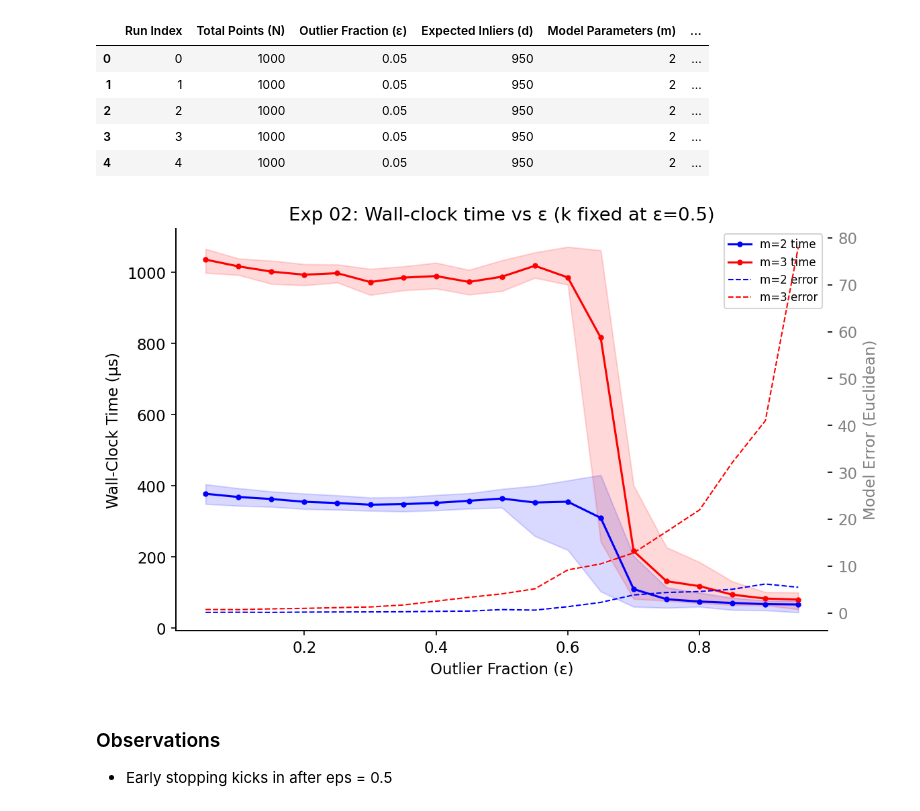
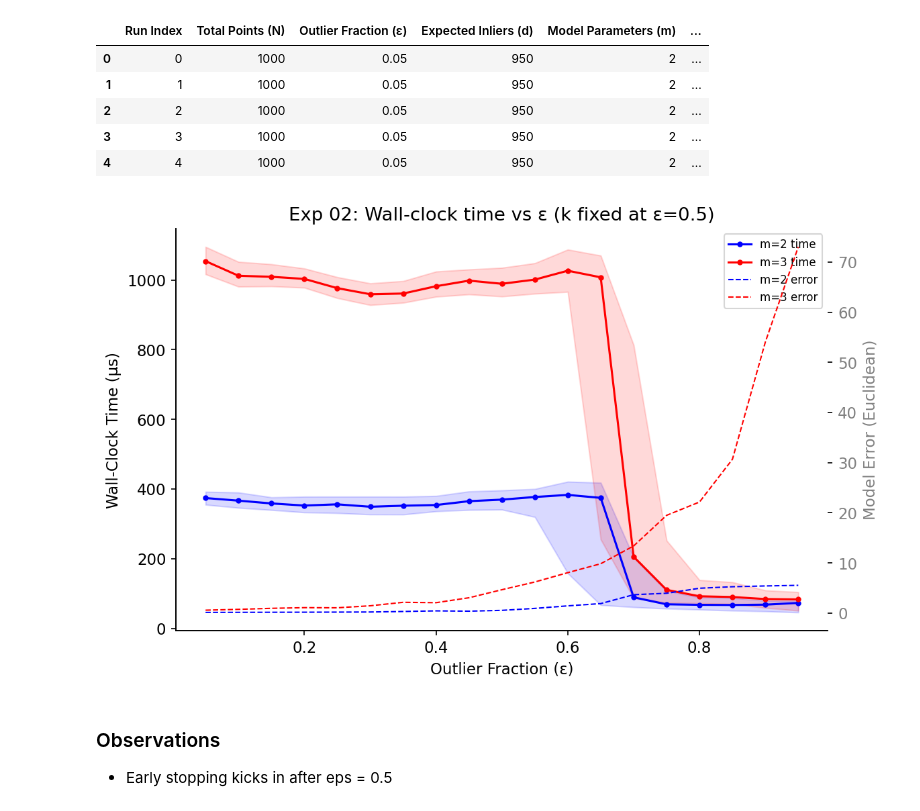
Before and after one commit to arshsinghphd/RANSAC-analysis, a Jupyter notebook: empirical_analysis/ransac_notebook.ipynb, the cells around one changed output. Cells and saved outputs as stored; diff of their text form; code cells hidden in the pictures.

```diff
--- a/empirical_analysis/ransac_notebook.ipynb
+++ b/empirical_analysis/ransac_notebook.ipynb
@@ -60,7 +70,7 @@ Setup complete.
  *     N_TOTAL = 1000 is fixed throughout.
  *     Repeats N_REPEATS times per condition.
 # %%
-df01 = pd.read_csv(f"{DATA_DIR}/exp01.csv")
+df01 = pd.read_csv(f"{DATA_DIR}/exp1.csv")
 df01.rename(columns=COL_NAMES, inplace=True)
 df01.head()
 # %% [output]
@@ -77,7 +87,7 @@ ax2 = ax1.twinx()
 for m, color in [(2, "blue"), (3, "red")]:
     sub = df01[df01["Model Parameters (m)"] == m]
     grp = sub.groupby("Iterations Used (k)")["Wall-Clock Time (μs)"]
-    means = grp.mean()
+    means = grp.median()
     lower = grp.quantile(0.10)
     upper = grp.quantile(0.90)
 
@@ -100,6 +110,6 @@ lines2, labels2 = ax2.get_legend_handles_labels()
 ax1.legend(lines1 + lines2, labels1 + labels2, fontsize=8)
 
 plt.tight_layout()
-plt.savefig(f"{FIG_DIR}/exp01_time_vs_k.png", dpi=150)
+plt.savefig(f"{FIG_DIR}/exp1.png", dpi=150)
 plt.show()
 # %% [output]
@@ -111,7 +123,7 @@ plt.show()
  *     quadratic (m = 3) models. N_TOTAL = 1000 is fixed throughout.
  *     Repeats N_REPEATS times per condition.
 # %%
-df02 = pd.read_csv(f"{DATA_DIR}/exp02.csv")
+df02 = pd.read_csv(f"{DATA_DIR}/exp2.csv")
 df02.rename(columns=COL_NAMES, inplace=True)
 df02.head()
 # %% [output]
@@ -125,36 +137,36 @@ df02.head()
 fig, ax1 = plt.subplots(figsize=(8, 5))
 ax2 = ax1.twinx()
 
 for m, color in [(2, "blue"), (3, "red")]:
     sub = df02[df02["Model Parameters (m)"] == m]
     grp = sub.groupby("Outlier Fraction (ε)")["Wall-Clock Time (μs)"]
-    means = grp.mean()
+    means = grp.median()
     lower = grp.quantile(0.10)
     upper = grp.quantile(0.90)
 
     ax1.plot(means.index, means.values,
              color=color, marker="o", markersize=3, label=f"m={m} time")
     ax1.fill_between(means.index, lower, upper, alpha=0.15, color=color)
 
     grp2 = sub.groupby("Outlier Fraction (ε)")["Model Error (Euclidean)"]
     ax2.plot(grp2.mean().index, grp2.mean().values,
              color=color, linestyle="--", linewidth=1, label=f"m={m} error")
 
 ax1.set_xlabel("Outlier Fraction (ε)")
 ax1.set_ylabel("Wall-Clock Time (μs)")
 ax2.set_ylabel("Model Error (Euclidean)", color="grey")
 ax2.tick_params(axis="y", labelcolor="grey")
 ax1.set_title("Exp 02: Wall-clock time vs ε (k fixed at ε=0.5)")
 
 lines1, labels1 = ax1.get_legend_handles_labels()
 lines2, labels2 = ax2.get_legend_handles_labels()
 ax1.legend(lines1 + lines2, labels1 + labels2, fontsize=8)
 
 plt.tight_layout()
-plt.savefig(f"{FIG_DIR}/exp02_time_vs_epsilon.png", dpi=150)
+plt.savefig(f"{FIG_DIR}/exp2.png", dpi=150)
 plt.show()
 # %% [output]
-[figure, old version]
+[figure, new version]
 # %% [markdown]
 ### Observations
 * Early stopping kicks in after eps = 0.5
```
Also changed, not shown: parts of 21 cells of this notebook, 36 other files.
